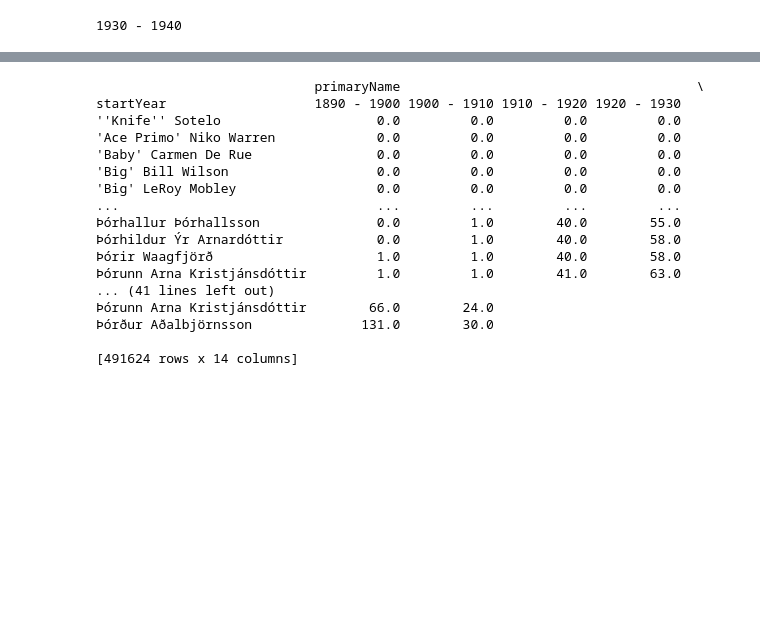
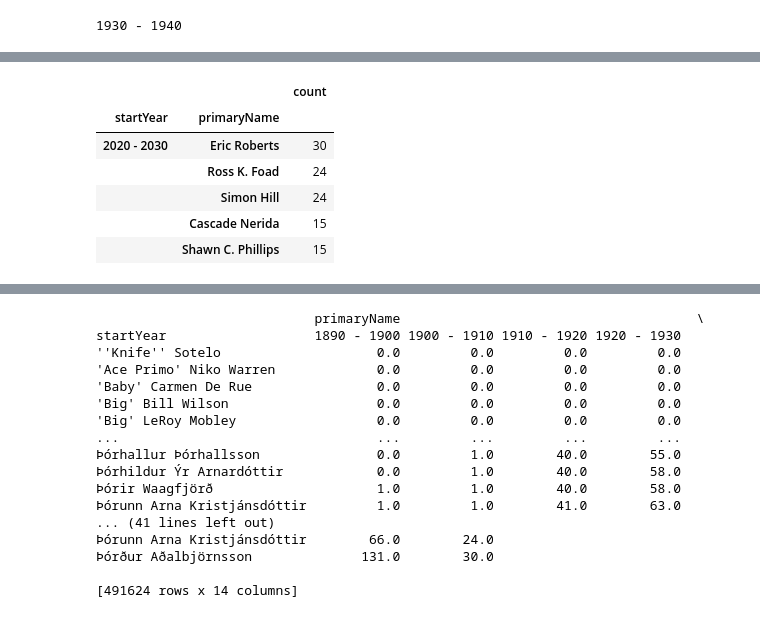
Before and after one commit to BerengerQueune/ABC-Data, a Jupyter notebook: Bérenger/Code.ipynb, the cells around one changed output, grey strips where cells are left out. Saved outputs shown, nothing was run; the diff lists cells and outputs as text; code cells hidden in the pictures; blank space fills up the shorter version.

```diff
--- a/Bérenger/Code.ipynb
+++ b/Bérenger/Code.ipynb
@@ -156,0 +154,12 @@ Name: primaryName, Length: 491624, dtype: int64
+# %%
+# étape 6 : placer les résultats du count du plus haut au plus bas
+df_grouped_notreset_sorted=df_grouped_notreset.sort_values(['startYear', 'count'], ascending=False)
+df_grouped_notreset_sorted.head()
+# %% [output]
+|  |  | count |
+| startYear | primaryName |  |
+| 2020 - 2030 | Eric Roberts | 30 |
+|  | Ross K. Foad | 24 |
+|  | Simon Hill | 24 |
+|  | Cascade Nerida | 15 |
+|  | Shawn C. Phillips | 15 |
```
Also changed, not shown: parts of 36 cells of this notebook.
